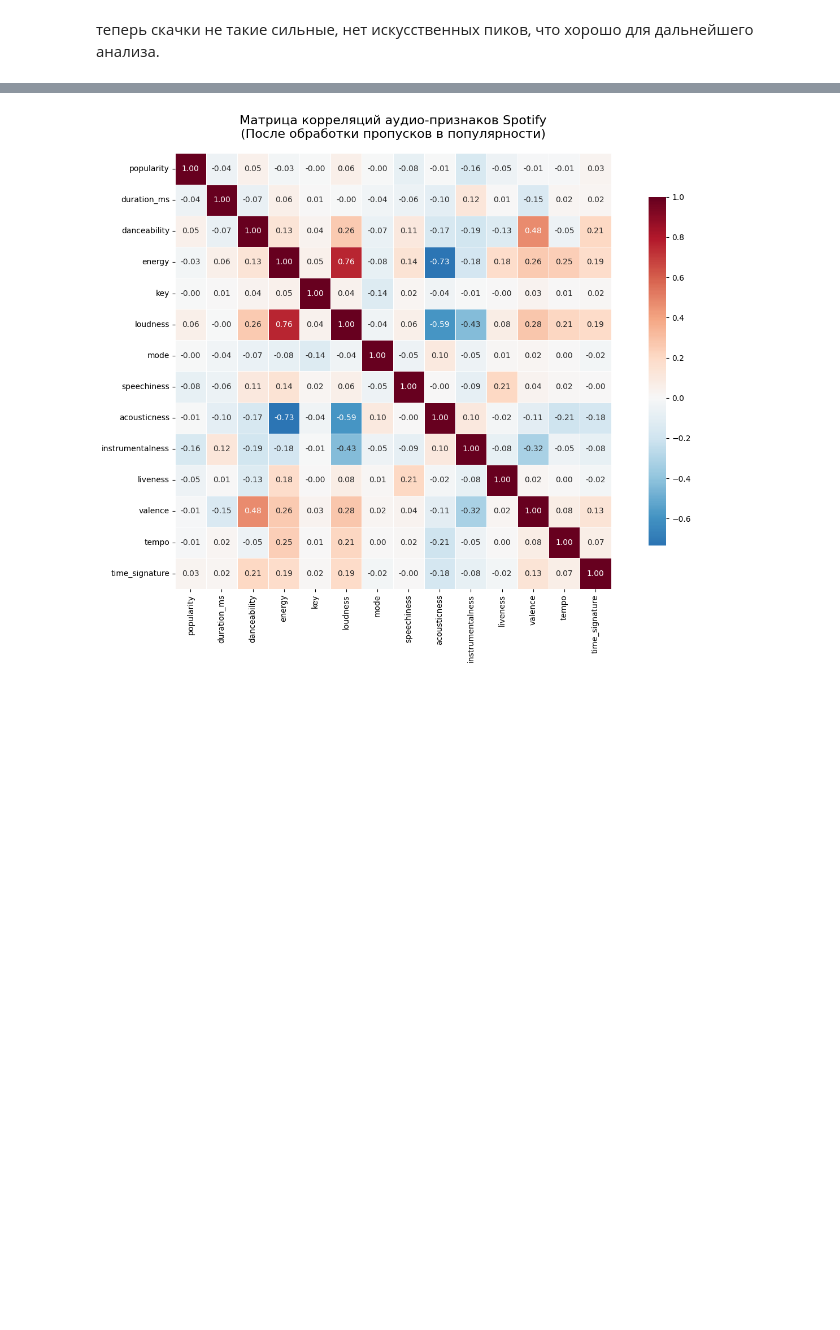
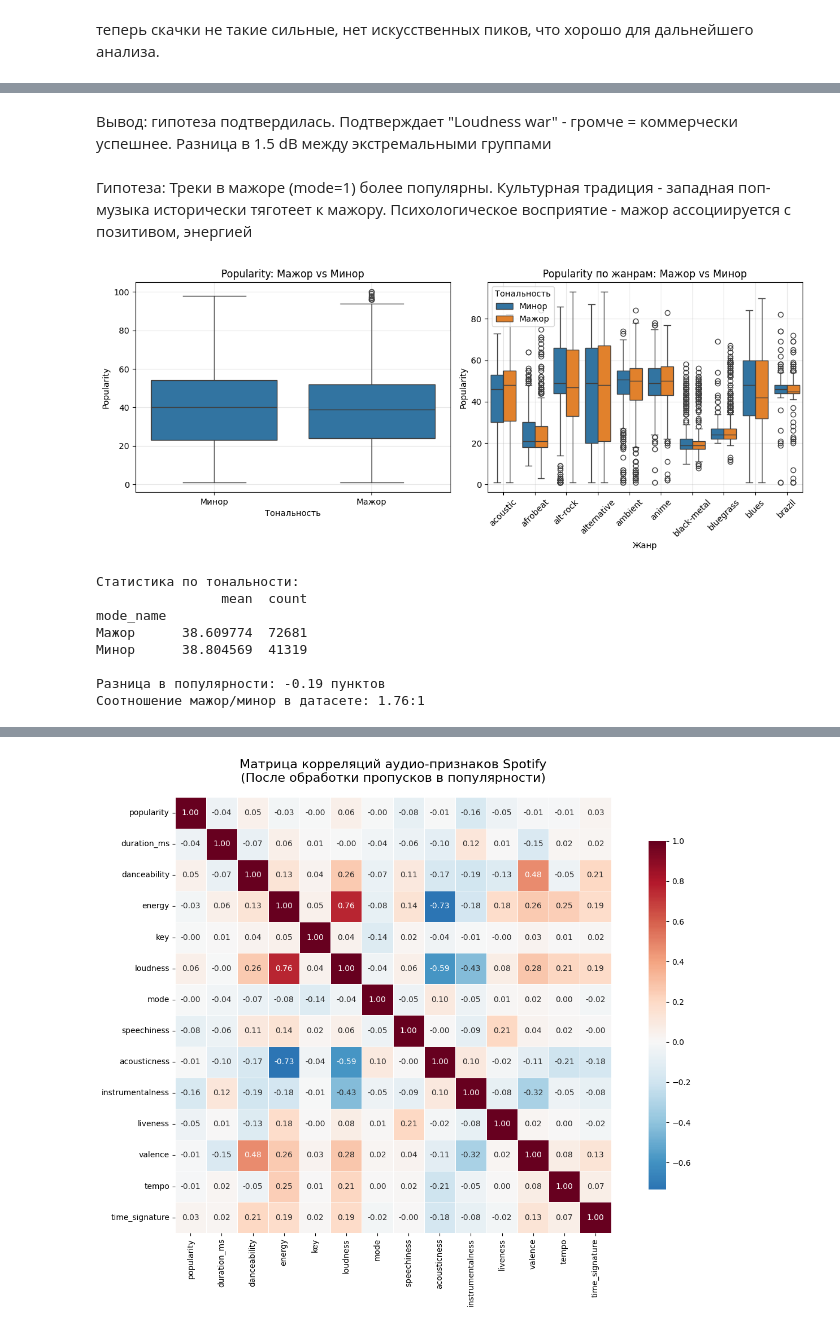
Before and after one commit to Supbombom/spotify, a Jupyter notebook: Spotify.ipynb, the cells around one changed output, grey strips where cells are left out. Cells and saved outputs as stored; diff of their text form; code cells hidden in the pictures; blank space fills up the shorter version.

```diff
--- a/Spotify.ipynb
+++ b/Spotify.ipynb
@@ -132,0 +213,51 @@ plt.show()
+# %% [markdown]
+Вывод: гипотеза подтвердилась. Подтверждает "Loudness war" - громче = коммерчески успешнее. Разница в 1.5 dB между экстремальными группами
+# %% [markdown]
+Гипотеза: Треки в мажоре (mode=1) более популярны. Культурная традиция - западная поп-музыка исторически тяготеет к мажору. Психологическое восприятие - мажор ассоциируется с позитивом, энергией
+# %%
+# Гипотеза 4: Треки в мажоре более популярны
+plt.figure(figsize=(12, 5))
+
+# Подграфик 1: Box plot сравнение
+plt.subplot(1, 2, 1)
+df_processed['mode_name'] = df_processed['mode'].map({0: 'Минор', 1: 'Мажор'})
+sns.boxplot(data=df_processed, x='mode_name', y='popularity')
+plt.title('Popularity: Мажор vs Минор')
+plt.xlabel('Тональность')
+plt.ylabel('Popularity')
+plt.grid(True, alpha=0.3)
+
+# Подграфик 2: Распределение по жанрам (опционально)
+plt.subplot(1, 2, 2)
+# Берем топ-10 жанров по количеству треков
+top_genres = df_processed['track_genre'].value_counts().head(10).index
+df_top_genres = df_processed[df_processed['track_genre'].isin(top_genres)]
+
+sns.boxplot(data=df_top_genres, x='track_genre', y='popularity', hue='mode_name')
+plt.title('Popularity по жанрам: Мажор vs Минор')
+plt.xlabel('Жанр')
+plt.ylabel('Popularity')
+plt.xticks(rotation=45)
+plt.legend(title='Тональность')
+plt.grid(True, alpha=0.3)
+
+plt.tight_layout()
+plt.show()
+
+
+mode_stats = df_processed.groupby('mode_name')['popularity'].agg(['mean', 'count'])
+print(f"\nСтатистика по тональности:")
+print(mode_stats)
+
+print(f"\nРазница в популярности: {mode_stats.loc['Мажор', 'mean'] - mode_stats.loc['Минор', 'mean']:.2f} пунктов")
+print(f"Соотношение мажор/минор в датасете: {len(df_processed[df_processed['mode'] == 1]) / len(df_processed[df_processed['mode'] == 0]):.2f}:1")
+# %% [output]
+[figure, added]
+Статистика по тональности:
+                mean  count
+mode_name
+Мажор      38.609774  72681
+Минор      38.804569  41319
+
+Разница в популярности: -0.19 пунктов
+Соотношение мажор/минор в датасете: 1.76:1
```
Also changed, not shown: parts of 22 cells of this notebook.
